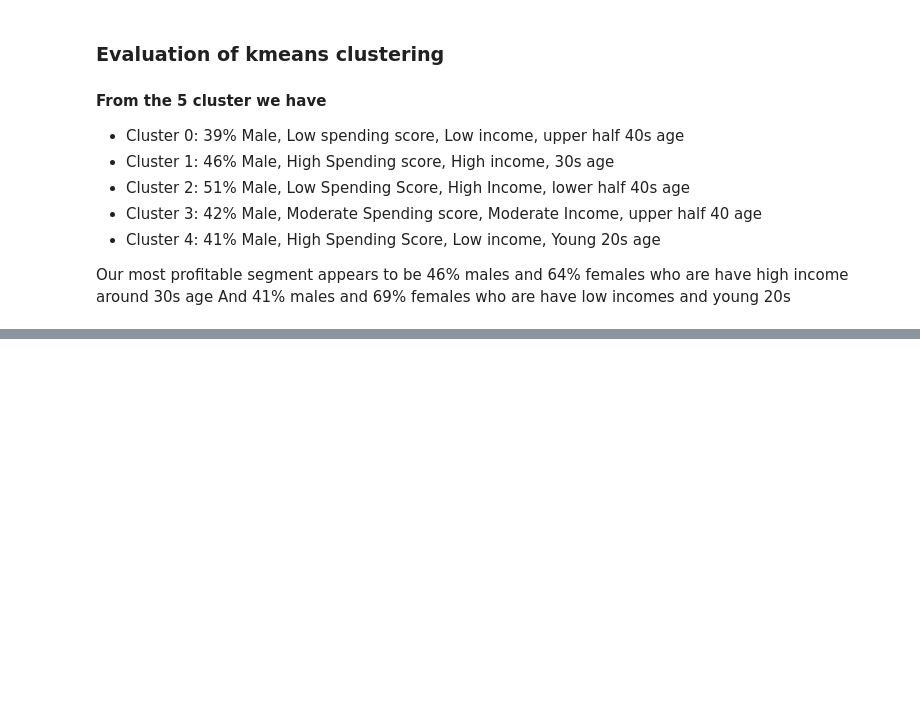
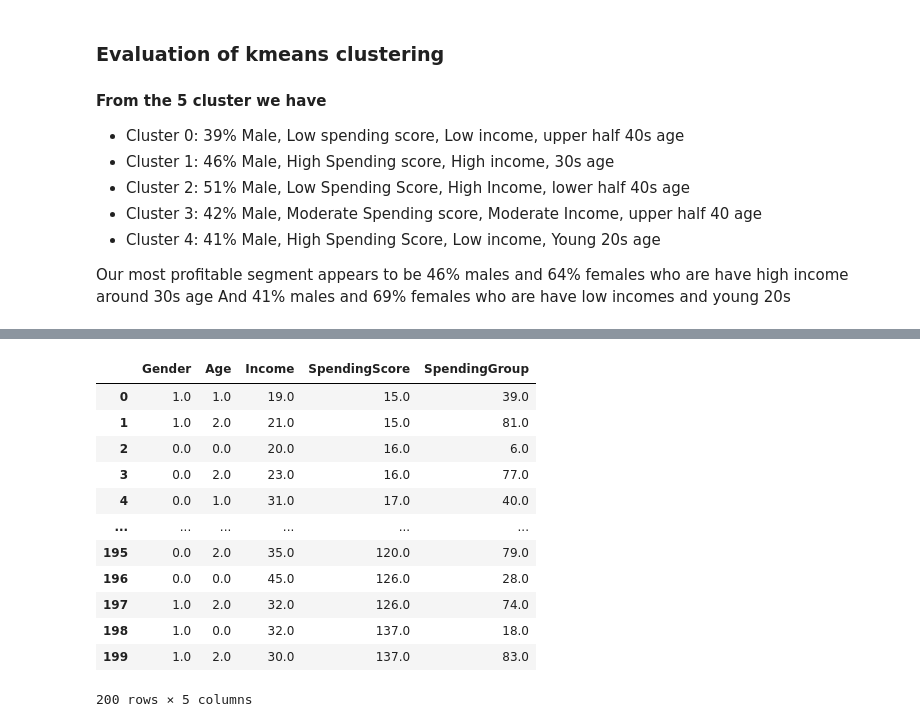
Before and after one commit to willkchan/Practice-ML-Models, a Jupyter notebook: notebook.ipynb, the cells around one changed output, grey strips where cells are left out. Cells and saved outputs as stored; diff of their text form; code cells hidden in the pictures; blank space fills up the shorter version.

```diff
--- a/notebook.ipynb
+++ b/notebook.ipynb
@@ -657,0 +679,18 @@ And 41% males and 69% females who are have low incomes and young 20s
+# %%
+# This is the preprocessed and encoded dataset from previous clustering problem
+customer_df = pd.DataFrame(X, columns=customer.drop('Cluster', axis=1).columns.tolist())
+customer_df
+# %% [output]
+|  | Gender | Age | Income | SpendingScore | SpendingGroup |
+| 0 | 1.0 | 1.0 | 19.0 | 15.0 | 39.0 |
+| 1 | 1.0 | 2.0 | 21.0 | 15.0 | 81.0 |
+| 2 | 0.0 | 0.0 | 20.0 | 16.0 | 6.0 |
+| 3 | 0.0 | 2.0 | 23.0 | 16.0 | 77.0 |
+| 4 | 0.0 | 1.0 | 31.0 | 17.0 | 40.0 |
+| ... | ... | ... | ... | ... | ... |
+| 195 | 0.0 | 2.0 | 35.0 | 120.0 | 79.0 |
+| 196 | 0.0 | 0.0 | 45.0 | 126.0 | 28.0 |
+| 197 | 1.0 | 2.0 | 32.0 | 126.0 | 74.0 |
+| 198 | 1.0 | 0.0 | 32.0 | 137.0 | 18.0 |
+| 199 | 1.0 | 2.0 | 30.0 | 137.0 | 83.0 |
+200 rows × 5 columns
```
Also changed, not shown: parts of 22 cells of this notebook.
